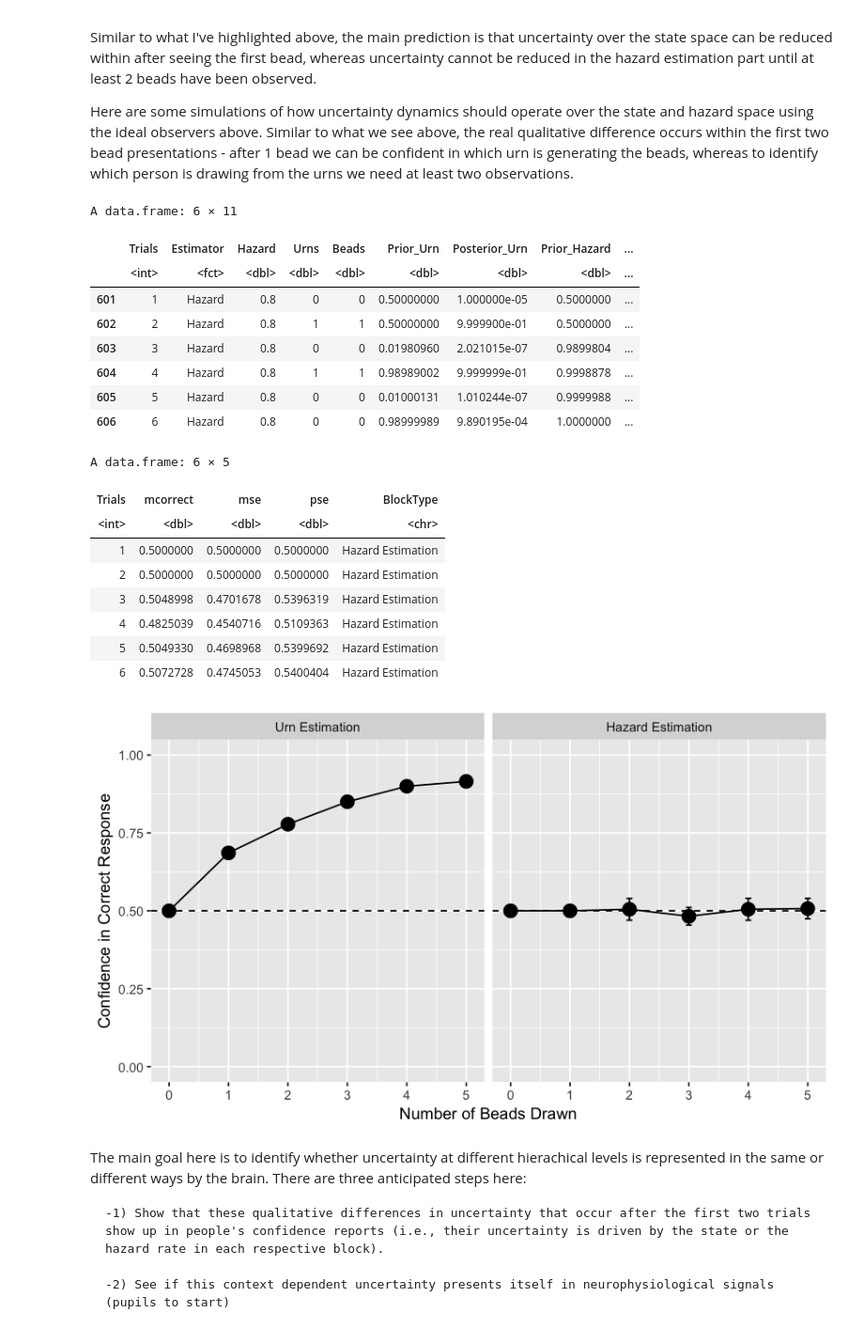
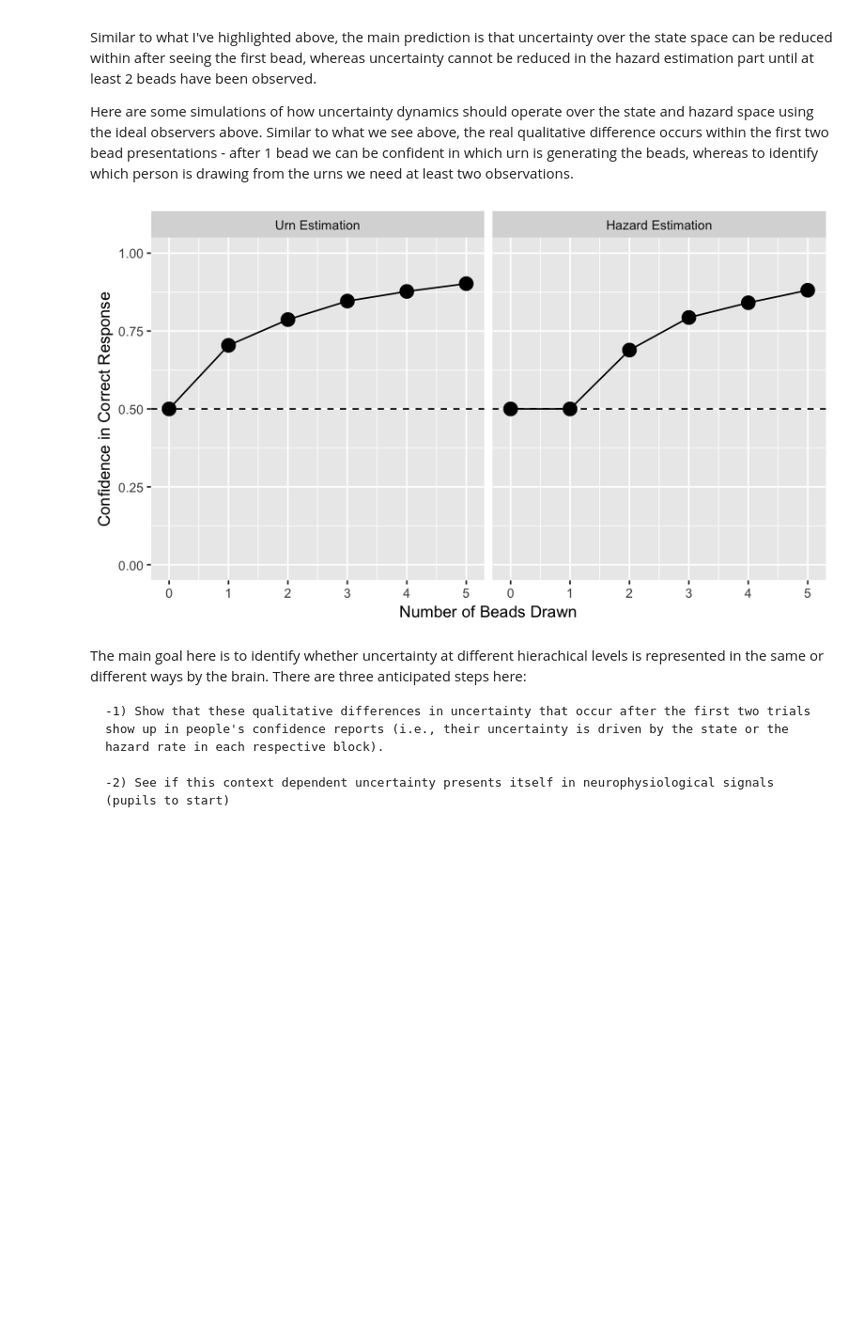
Before and after one commit to alsfilip/Urn_Hazard_Estimation, a Jupyter notebook: UrnHazardTask.ipynb, the cells around one changed output. Shown: that part at 94% size. Drawn from its saved outputs; the diff is of its cells as text; code cells hidden in the pictures; blank space fills up the shorter version.

```diff
--- a/UrnHazardTask.ipynb
+++ b/UrnHazardTask.ipynb
@@ -300,49 +300,29 @@ Similar to what I've highlighted above, the main prediction is that uncertainty
 Here are some simulations of how uncertainty dynamics should operate over the state and hazard space using the ideal observers above. Similar to what we see above, the real qualitative difference occurs within the first two bead presentations - after 1 bead we can be confident in which urn is generating the beads, whereas to identify which person is drawing from the urns we need at least two observations.
 # %%
 sims_urn = genSim(200,6,c(.2,.8),c(.05,.95),.8)
-sims_haz_low = genSim(100,6,c(.00001,.99999),c(.01,.99),.9999,h=.2)
-sims_haz_high = genSim(100,6,c(.00001,.99999),c(.01,.99),.9999,h=.8)
-head(subset(sims_haz_high,Estimator == 'Hazard'))
+sims_haz_low = genSim(100,6,c(.00001,.99999),c(.2,.8),.9999,h=.2)
+sims_haz_high = genSim(100,6,c(.00001,.99999),c(.2,.8),.9999,h=.8)
 sims_haz = rbind(sims_haz_low,sims_haz_high)
 
 sims_urn.m = ddply(subset(sims_urn,Estimator == 'State'),.(Trials),summarize,mcorrect = mean(Correct_Urn),mse=mean_se(Correct_Urn)[[2]],pse=mean_se(Correct_Urn)[[3]])
 sims_urn.m$BlockType = 'Urn Estimation'
 sims_haz.m = ddply(subset(sims_haz,Estimator == 'Hazard'),.(Trials),summarize,mcorrect=mean(Correct_Hazard),mse=mean_se(Correct_Hazard)[[2]],pse=mean_se(Correct_Hazard)[[3]])
 sims_haz.m$BlockType = 'Hazard Estimation'
-head(sims_haz.m)
 sims.m = rbind(sims_urn.m,sims_haz.m)
 sims.m$BlockType = factor(sims.m$BlockType,levels=c('Urn Estimation','Hazard Estimation'))
 
 ggplot(sims.m,aes(Trials,mcorrect,ymin=mse,ymax=pse))+
     geom_hline(yintercept=c(.5),linetype=2)+
     geom_errorbar(width=.1)+
     geom_line()+
     geom_point(size=4)+
     ylab('Confidence in Correct Response')+
     xlab('Number of Beads Drawn')+
     facet_wrap(~BlockType)+
     scale_x_continuous(breaks=1:6,labels=0:5)+
     ylim(c(0,1))
 # %% [output]
-A data.frame: 6 × 11
-|  | Trials | Estimator | Hazard | Urns | Beads | Prior_Urn | Posterior_Urn | Prior_Hazard | ... |
-|  | <int> | <fct> | <dbl> | <dbl> | <dbl> | <dbl> | <dbl> | <dbl> | ... |
-| 601 | 1 | Hazard | 0.8 | 0 | 0 | 0.50000000 | 1.000000e-05 | 0.5000000 | ... |
-| 602 | 2 | Hazard | 0.8 | 1 | 1 | 0.50000000 | 9.999900e-01 | 0.5000000 | ... |
-| 603 | 3 | Hazard | 0.8 | 0 | 0 | 0.01980960 | 2.021015e-07 | 0.9899804 | ... |
-| 604 | 4 | Hazard | 0.8 | 1 | 1 | 0.98989002 | 9.999999e-01 | 0.9998878 | ... |
-| 605 | 5 | Hazard | 0.8 | 0 | 0 | 0.01000131 | 1.010244e-07 | 0.9999988 | ... |
-| 606 | 6 | Hazard | 0.8 | 0 | 0 | 0.98999989 | 9.890195e-04 | 1.0000000 | ... |
-A data.frame: 6 × 5
-| Trials | mcorrect | mse | pse | BlockType |
-| <int> | <dbl> | <dbl> | <dbl> | <chr> |
-| 1 | 0.5000000 | 0.5000000 | 0.5000000 | Hazard Estimation |
-| 2 | 0.5000000 | 0.5000000 | 0.5000000 | Hazard Estimation |
-| 3 | 0.5048998 | 0.4701678 | 0.5396319 | Hazard Estimation |
-| 4 | 0.4825039 | 0.4540716 | 0.5109363 | Hazard Estimation |
-| 5 | 0.5049330 | 0.4698968 | 0.5399692 | Hazard Estimation |
-| 6 | 0.5072728 | 0.4745053 | 0.5400404 | Hazard Estimation |
-[figure, old version]
+[figure, new version]
 # %% [markdown]
 The main goal here is to identify whether uncertainty at different hierachical levels is represented in the same or different ways by the brain. There are three anticipated steps here:
 
```
